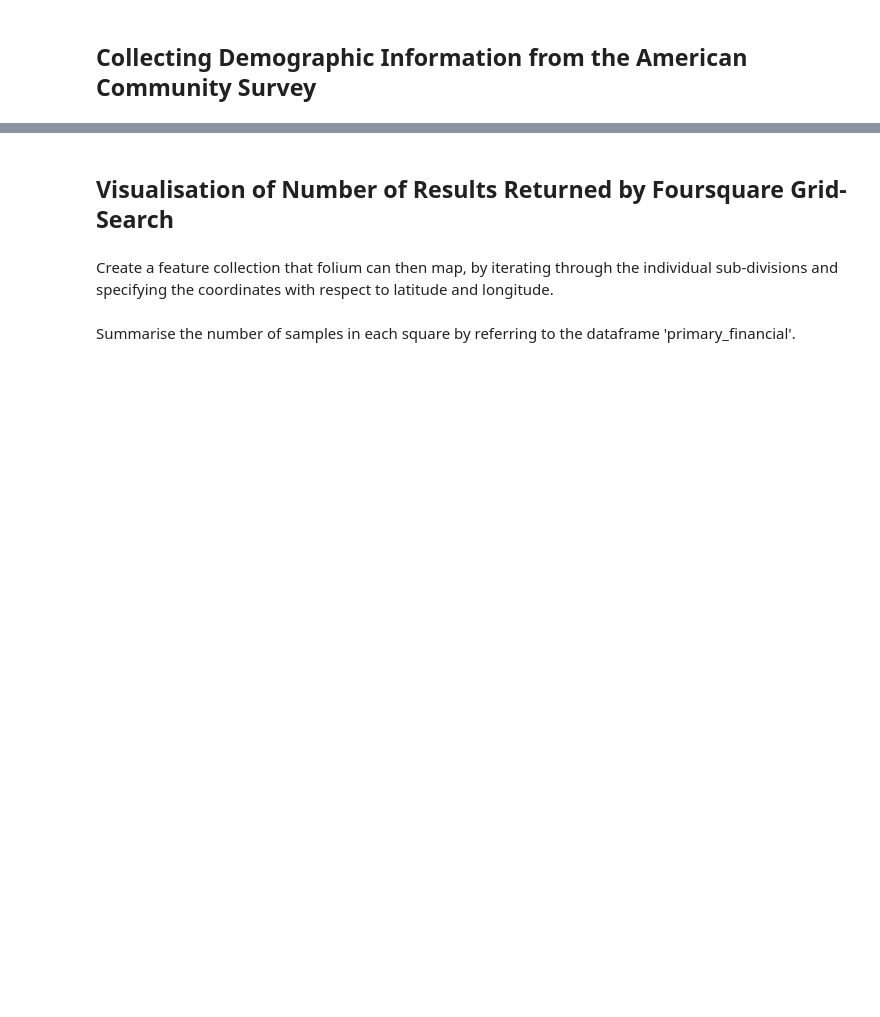
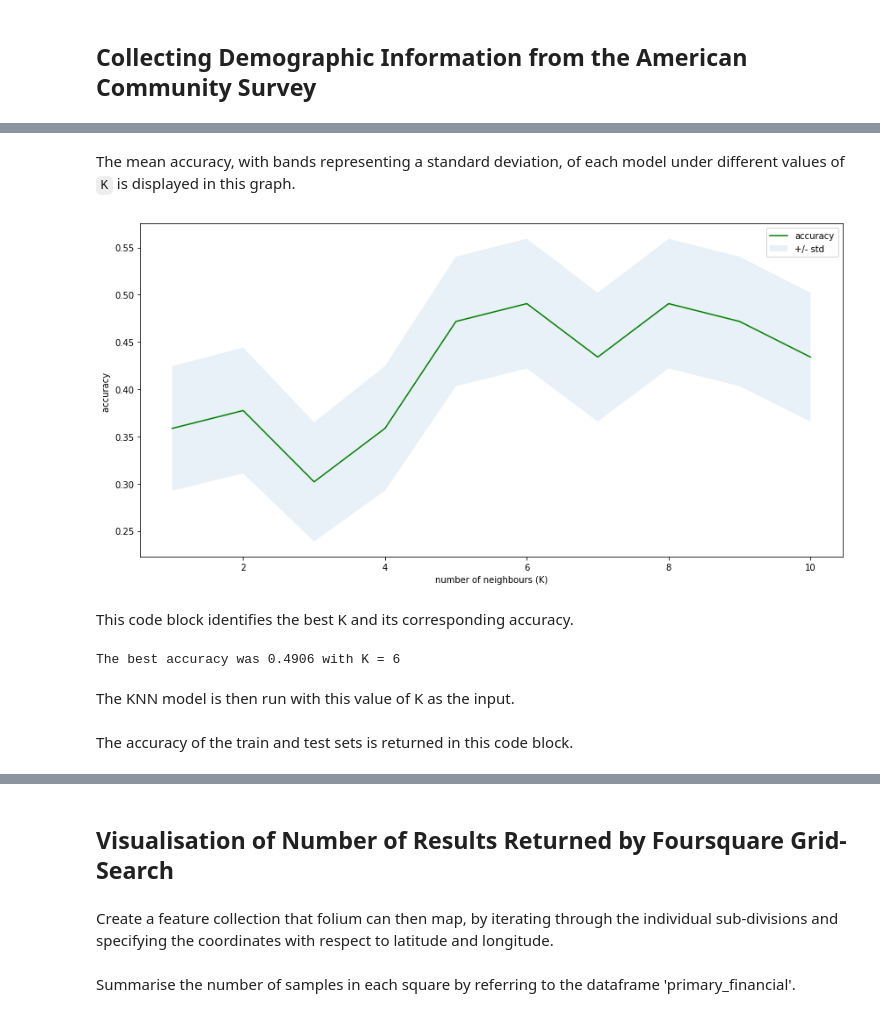
Before and after one commit to juliandarby/assignment, a Jupyter notebook: Capstone - Financial Access in the Bay.ipynb, the cells around one changed output, grey strips where cells are left out. Saved outputs shown, nothing was run; the diff lists cells and outputs as text; code cells hidden in the pictures; blank space fills up the shorter version.

```diff
--- a/Capstone - Financial Access in the Bay.ipynb
+++ b/Capstone - Financial Access in the Bay.ipynb
@@ -390,0 +719,10 @@ primary_financial.head()
+# %%
+X = venues_df[variables_0]
+y = venues_df['rounded_rating']
+X_train, X_test, y_train, y_test = train_test_split(X, y, test_size = 0.33, random_state = 0)
+
+scaler = StandardScaler()
+scaler.fit(X_train)
+
+X_train = scaler.transform(X_train)
+X_test = scaler.transform(X_test)
@@ -390,0 +731,32 @@ primary_financial.head()
+# %%
+Ks = 10
+mean_acc = np.zeros(Ks)
+std_acc = np.zeros(Ks)
+
+for n in range(1,Ks + 1):
+
+    KNN_model = KNeighborsClassifier(n_neighbors = n).fit(X_train,y_train.astype('str'))
+    y_pred_KNN = KNN_model.predict(X_test)
+    mean_acc[n - 1] = metrics.accuracy_score(y_test.astype('str'), y_pred_KNN)
+    std_acc[n - 1] = np.std(y_pred_KNN.astype('float') == y_test) / np.sqrt(y_pred_KNN.shape[0])
+# %% [markdown]
+The mean accuracy, with bands representing a standard deviation, of each model under different values of `K` is displayed in this graph.
+# %%
+plt.figure(figsize = (12,6))
+plt.plot(range(1,Ks + 1),mean_acc,'g')
+plt.fill_between(range(1,Ks + 1),mean_acc - 1 * std_acc,mean_acc + 1 * std_acc, alpha=0.10)
+plt.legend(('accuracy', '+/- std'))
+plt.ylabel('accuracy ')
+plt.xlabel('number of neighbours (K)')
+plt.tight_layout()
+plt.show()
+# %% [output]
+[figure, added]
+# %% [markdown]
+This code block identifies the best K and its corresponding accuracy.
+# %%
+print("The best accuracy was {} with K = {}".format(round(mean_acc.max(),4), mean_acc.argmax()+1))
+# %% [output]
+The best accuracy was 0.4906 with K = 6
+# %% [markdown]
+The KNN model is then run with this value of K as the input.
@@ -390,0 +768,2 @@ primary_financial.head()
+# %% [markdown]
+The accuracy of the train and test sets is returned in this code block.
```
Also changed, not shown: parts of 102 cells of this notebook.
